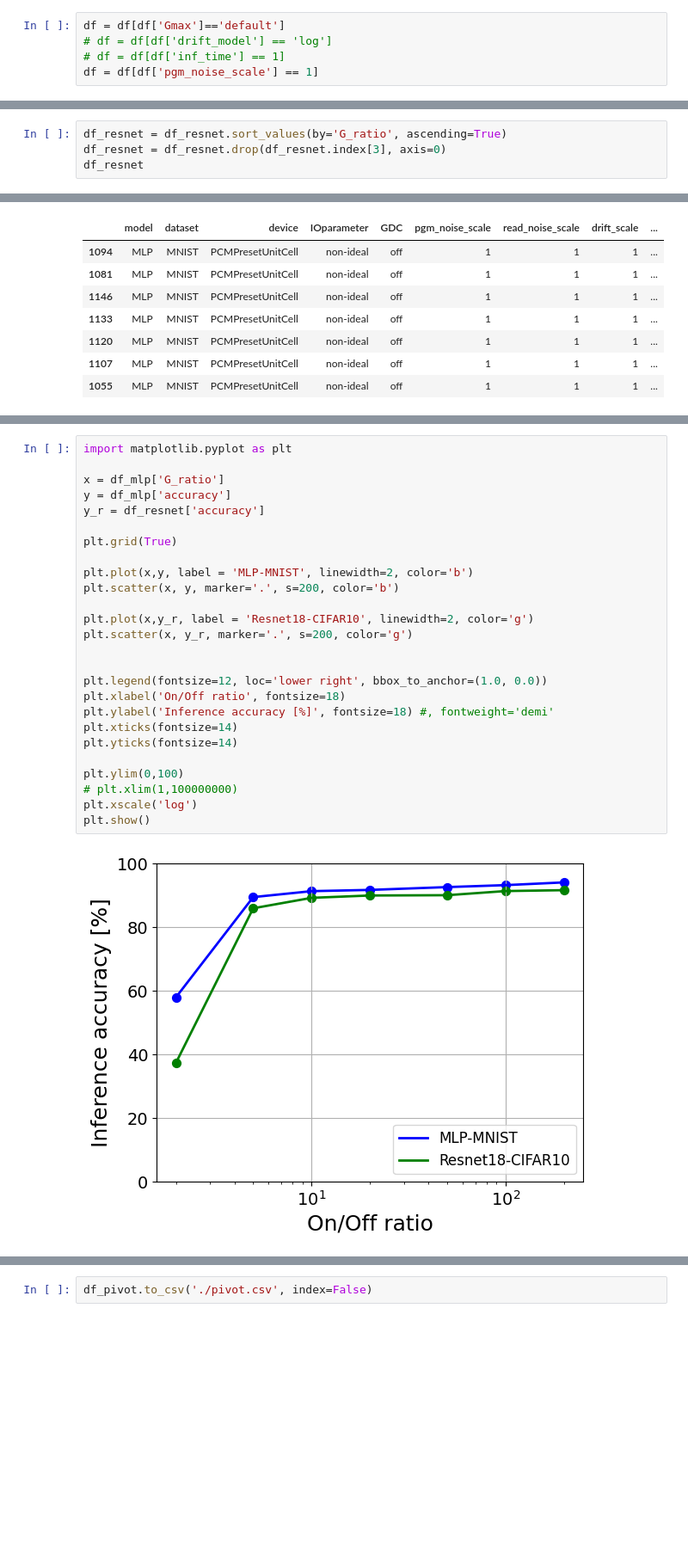
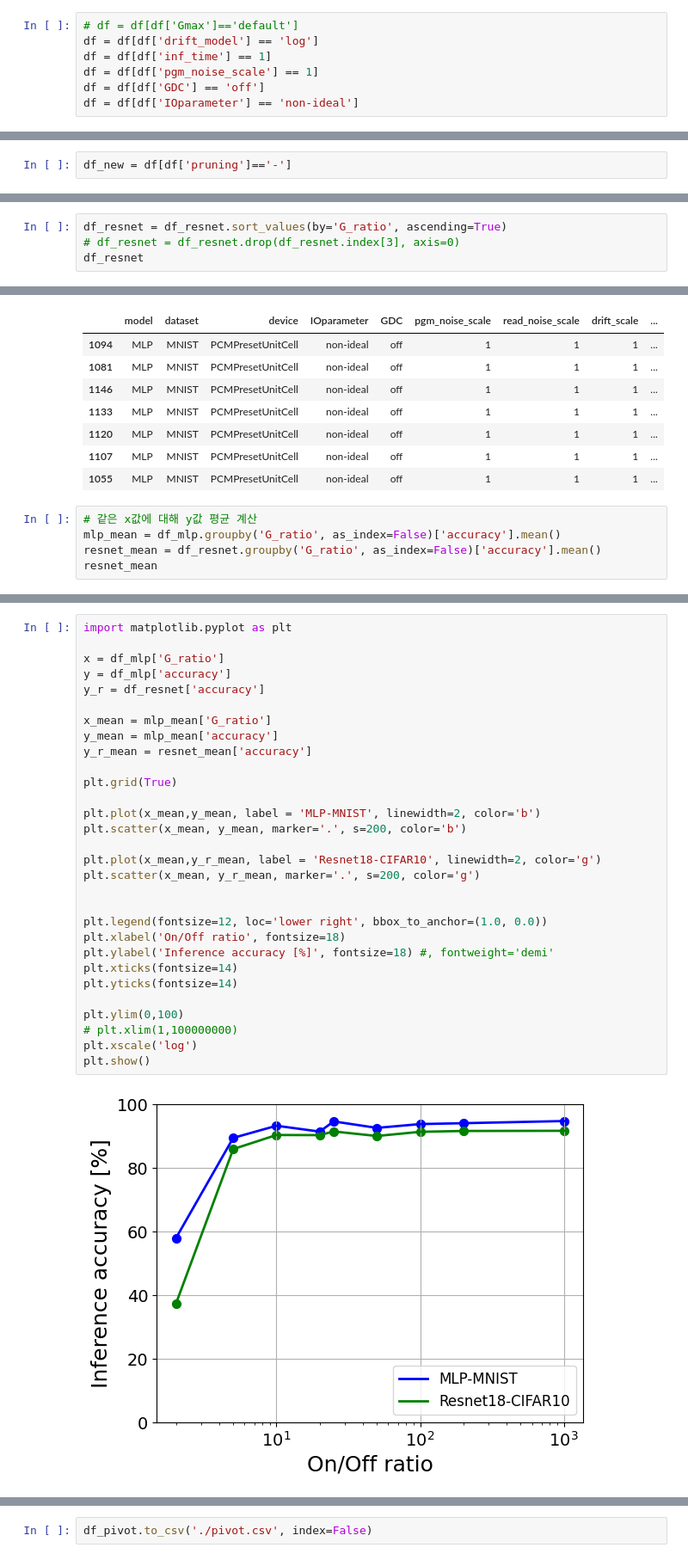
Before and after one commit to PRAM-weight-biasing/PRAM-weight-biasing, a Jupyter notebook: z_data_processing/data.ipynb, the cells around one changed output, grey strips where cells are left out. Shown at 86% size. Drawn from its saved outputs; the diff is of its cells as text; blank space fills up the shorter version.

```diff
--- a/z_data_processing/data.ipynb
+++ b/z_data_processing/data.ipynb
@@ -52,7 +52,9 @@ array(['-', 'default', 0.1, 0.05, 0.01, 'log', 'GST225', 'linear'],
 # %%
 df = df_raw.copy()
 # %%
-df = df[df['Gmax']=='default']
-# df = df[df['drift_model'] == 'log']
-# df = df[df['inf_time'] == 1]
+# df = df[df['Gmax']=='default']
+df = df[df['drift_model'] == 'log']
+df = df[df['inf_time'] == 1]
 df = df[df['pgm_noise_scale'] == 1]
+df = df[df['GDC'] == 'off']
+df = df[df['IOparameter'] == 'non-ideal']
@@ -74,0 +85,2 @@ df
+# %%
+df_new = df[df['pruning']=='-']
@@ -90,5 +127,5 @@ df_resnet
 # %%
 df_resnet = df_resnet.sort_values(by='G_ratio', ascending=True)
-df_resnet = df_resnet.drop(df_resnet.index[3], axis=0)
+# df_resnet = df_resnet.drop(df_resnet.index[3], axis=0)
 df_resnet
 # %% [output]
@@ -137,3 +190,8 @@ df_mlp
 | 1120 | MLP | MNIST | PCMPresetUnitCell | non-ideal | off | 1 | 1 | 1 | ... |
 | 1107 | MLP | MNIST | PCMPresetUnitCell | non-ideal | off | 1 | 1 | 1 | ... |
 | 1055 | MLP | MNIST | PCMPresetUnitCell | non-ideal | off | 1 | 1 | 1 | ... |
+# %%
+# 같은 x값에 대해 y값 평균 계산
+mlp_mean = df_mlp.groupby('G_ratio', as_index=False)['accuracy'].mean()
+resnet_mean = df_resnet.groupby('G_ratio', as_index=False)['accuracy'].mean()
+resnet_mean
@@ -140,28 +209,32 @@ df_mlp
 # %%
 import matplotlib.pyplot as plt
 
 x = df_mlp['G_ratio']
 y = df_mlp['accuracy']
 y_r = df_resnet['accuracy']
 
+x_mean = mlp_mean['G_ratio']
+y_mean = mlp_mean['accuracy']
+y_r_mean = resnet_mean['accuracy']
+
 plt.grid(True)
 
-plt.plot(x,y, label = 'MLP-MNIST', linewidth=2, color='b')
-plt.scatter(x, y, marker='.', s=200, color='b')
+plt.plot(x_mean,y_mean, label = 'MLP-MNIST', linewidth=2, color='b')
+plt.scatter(x_mean, y_mean, marker='.', s=200, color='b')
 
-plt.plot(x,y_r, label = 'Resnet18-CIFAR10', linewidth=2, color='g')
-plt.scatter(x, y_r, marker='.', s=200, color='g')
+plt.plot(x_mean,y_r_mean, label = 'Resnet18-CIFAR10', linewidth=2, color='g')
+plt.scatter(x_mean, y_r_mean, marker='.', s=200, color='g')
 
 
 plt.legend(fontsize=12, loc='lower right', bbox_to_anchor=(1.0, 0.0))
 plt.xlabel('On/Off ratio', fontsize=18)
 plt.ylabel('Inference accuracy [%]', fontsize=18) #, fontweight='demi'
 plt.xticks(fontsize=14)
 plt.yticks(fontsize=14)
 
 plt.ylim(0,100)
 # plt.xlim(1,100000000)
 plt.xscale('log')
 plt.show()
 # %% [output]
-[figure, old version]
+[figure, new version]
```
Also changed, not shown: parts of 27 cells of this notebook, 1 other file.
